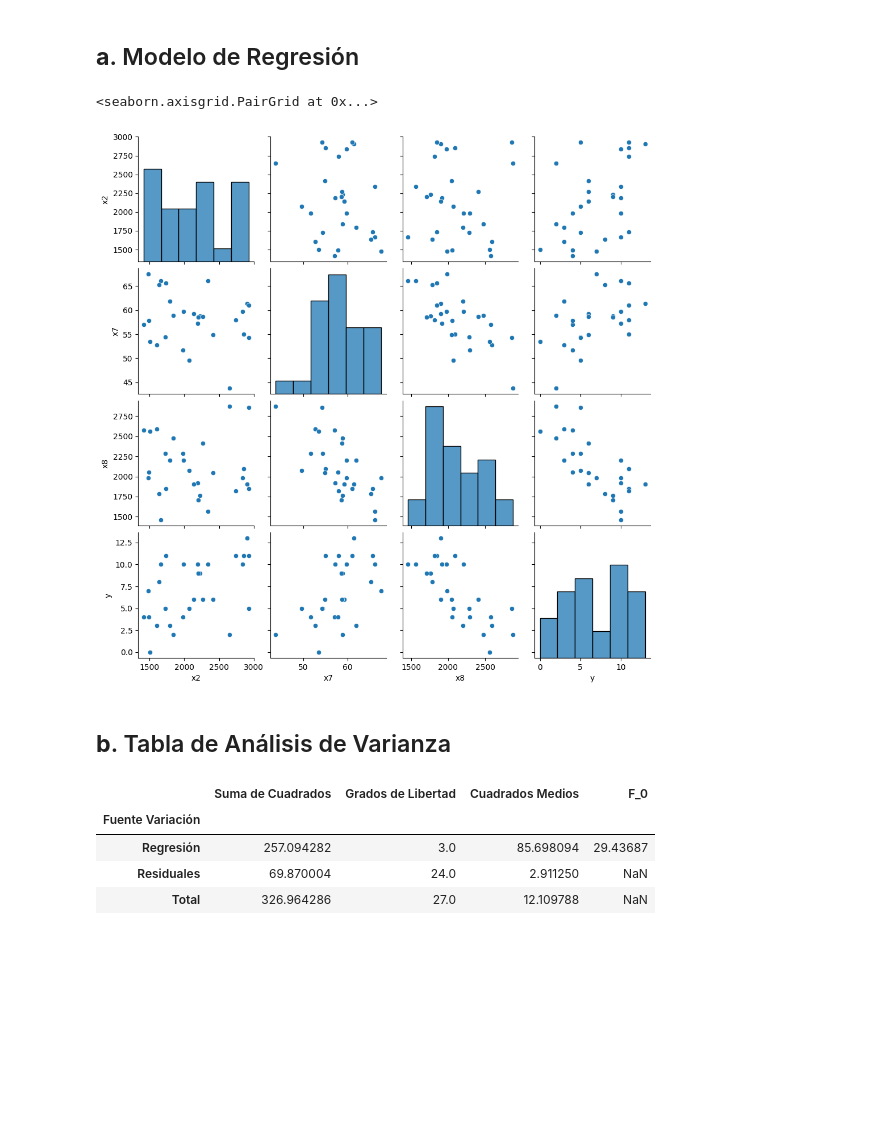
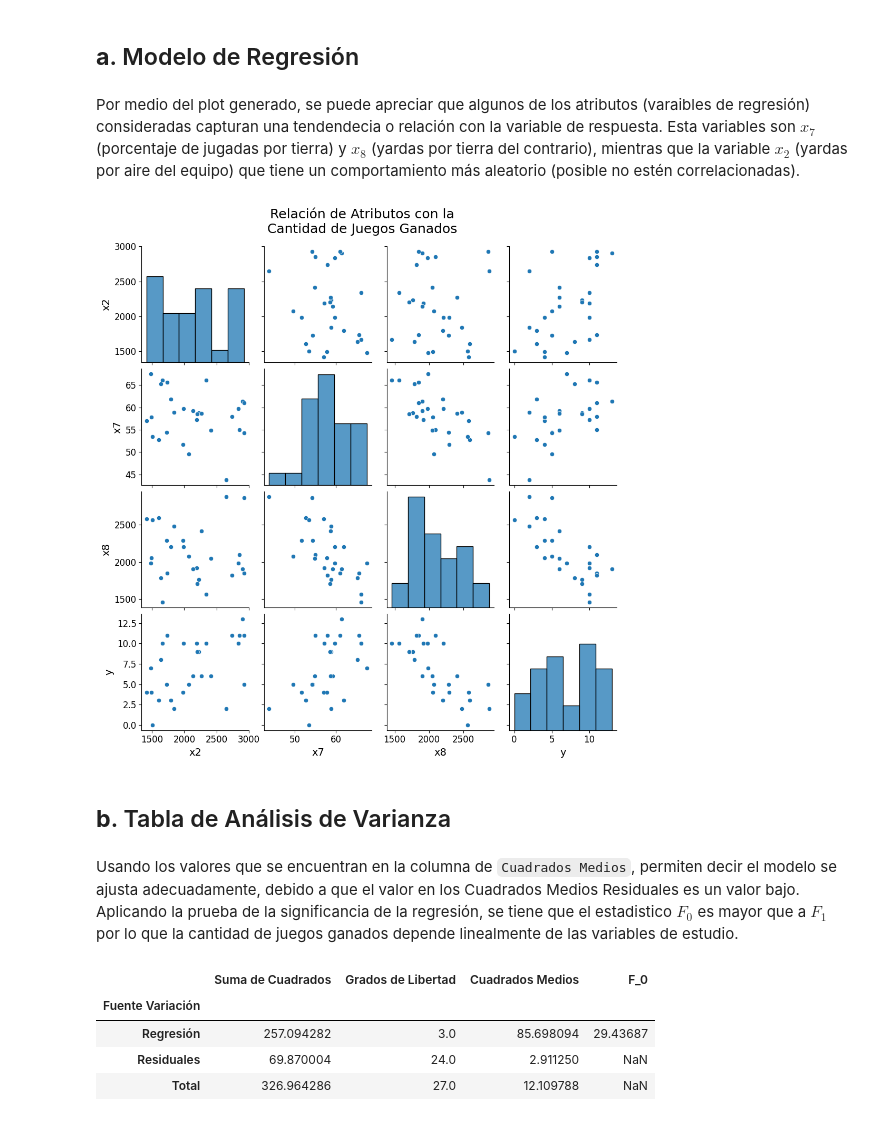
Before and after one commit to alexisuaguilaru/EstadisticaMultivariada, a Jupyter notebook: RegresionMultiple/Tareas/Tarea_01.ipynb, the cells around one changed output. Cells and saved outputs as stored; diff of their text form; code cells hidden in the pictures; blank space fills up the shorter version.

```diff
--- a/RegresionMultiple/Tareas/Tarea_01.ipynb
+++ b/RegresionMultiple/Tareas/Tarea_01.ipynb
@@ -59,4 +59,6 @@ DatasetFutbol.head()
 | 4 | 10 | 2971 | 1666 | 39.2 | 53.8 | 15 | 836 | 66.1 | 1457 | 1866 |
 # %% [markdown]
 ## **a**. Modelo de Regresión
+# %% [markdown]
+Por medio del plot generado, se puede apreciar que algunos de los atributos (varaibles de regresión) consideradas capturan una tendendecia o relación con la variable de respuesta. Esta variables son $x_7$ (porcentaje de jugadas por tierra) y $x_8$ (yardas por tierra del contrario), mientras que la variable $x_2$ (yardas por aire del equipo) que tiene un comportamiento más aleatorio (posible no estén correlacionadas).
 # %%
@@ -68,12 +88,35 @@ LinearModel = smf.ols(
 # %%
-sns.pairplot(
-    DatasetFutbol[[*FeaturesModel,TargetLabel]]
+plot = sns.pairplot(
+    DatasetFutbol[[*FeaturesModel,TargetLabel]],
 )
+
+plot.figure.suptitle(
+    'Relación de Atributos con la\nCantidad de Juegos Ganados',
+    fontsize = 18,
+    y = 1.05,
+)
+
+for ax in plot.axes.flat:
+    ax.set_xlabel(
+        ax.get_xlabel(),
+        fontsize=14,
+    )
+    ax.set_ylabel(
+        ax.get_ylabel(),
+        fontsize=14,
+    )
+
+    ax.tick_params(
+        axis = 'both',
+        which = 'major',
+        labelsize = 12,
+    )
 # %% [output]
-<seaborn.axisgrid.PairGrid at 0x...>
-[figure, old version]
+[figure, new version]
 # %% [markdown]
 ## **b**. Tabla de Análisis de Varianza
+# %% [markdown]
+Usando los valores que se encuentran en la columna de `Cuadrados Medios`, permiten decir el modelo se ajusta adecuadamente, debido a que el valor en los Cuadrados Medios Residuales es un valor bajo. Aplicando la prueba de la significancia de la regresión, se tiene que el estadistico $F_0$ es mayor que a $F_1$ por lo que la cantidad de juegos ganados depende linealmente de las variables de estudio.
 # %%
 def ANOVATable(
         LinearModel,
```
Also changed, not shown: parts of 16 cells of this notebook.
